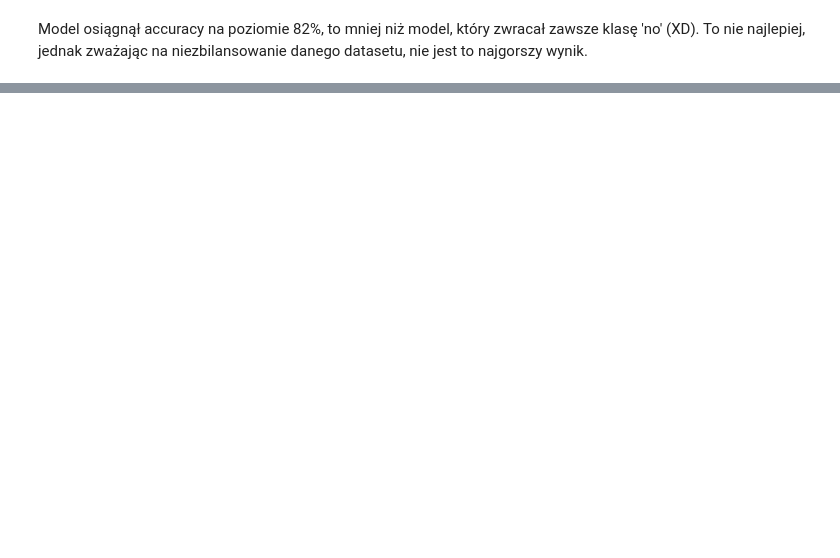
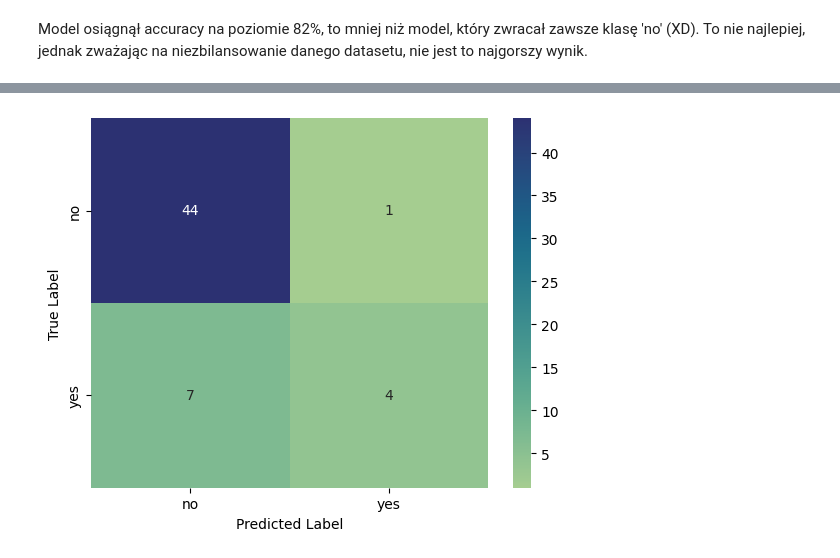
Before and after one commit to janekfilipecki/core-machine-learning, a Jupyter notebook: cw_4.ipynb, the cells around one changed output, grey strips where cells are left out. Drawn from its saved outputs; the diff is of its cells as text; code cells hidden in the pictures; blank space fills up the shorter version.

```diff
--- a/cw_4.ipynb
+++ b/cw_4.ipynb
@@ -444,0 +467,4 @@ Model osiągnął accuracy na poziomie 82%, to mniej niż model, który zwracał
+# %%
+confusions(y_test, y_pred)
+# %% [output]
+[figure, added]
```
Also changed, not shown: parts of 34 cells of this notebook.
